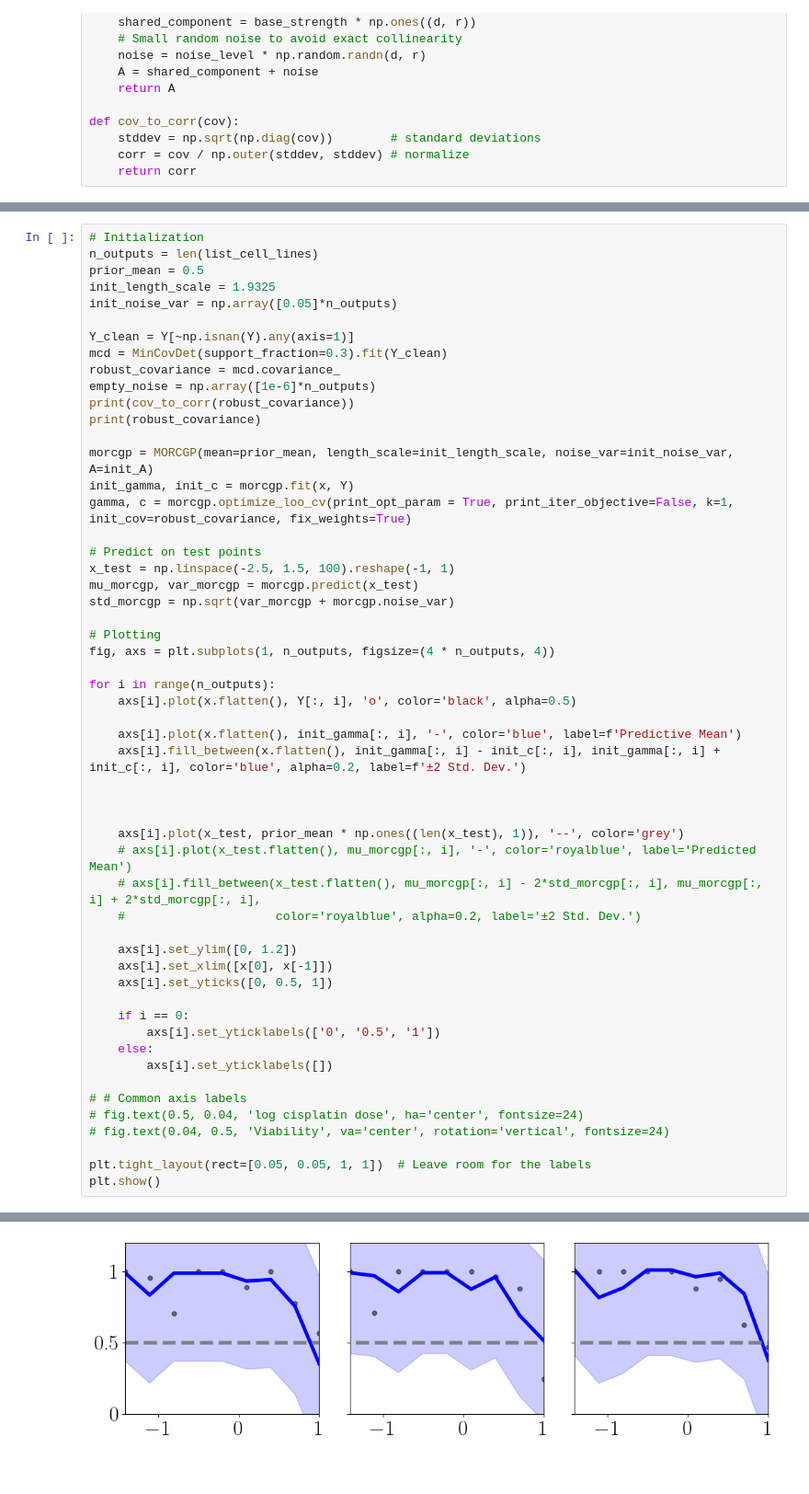
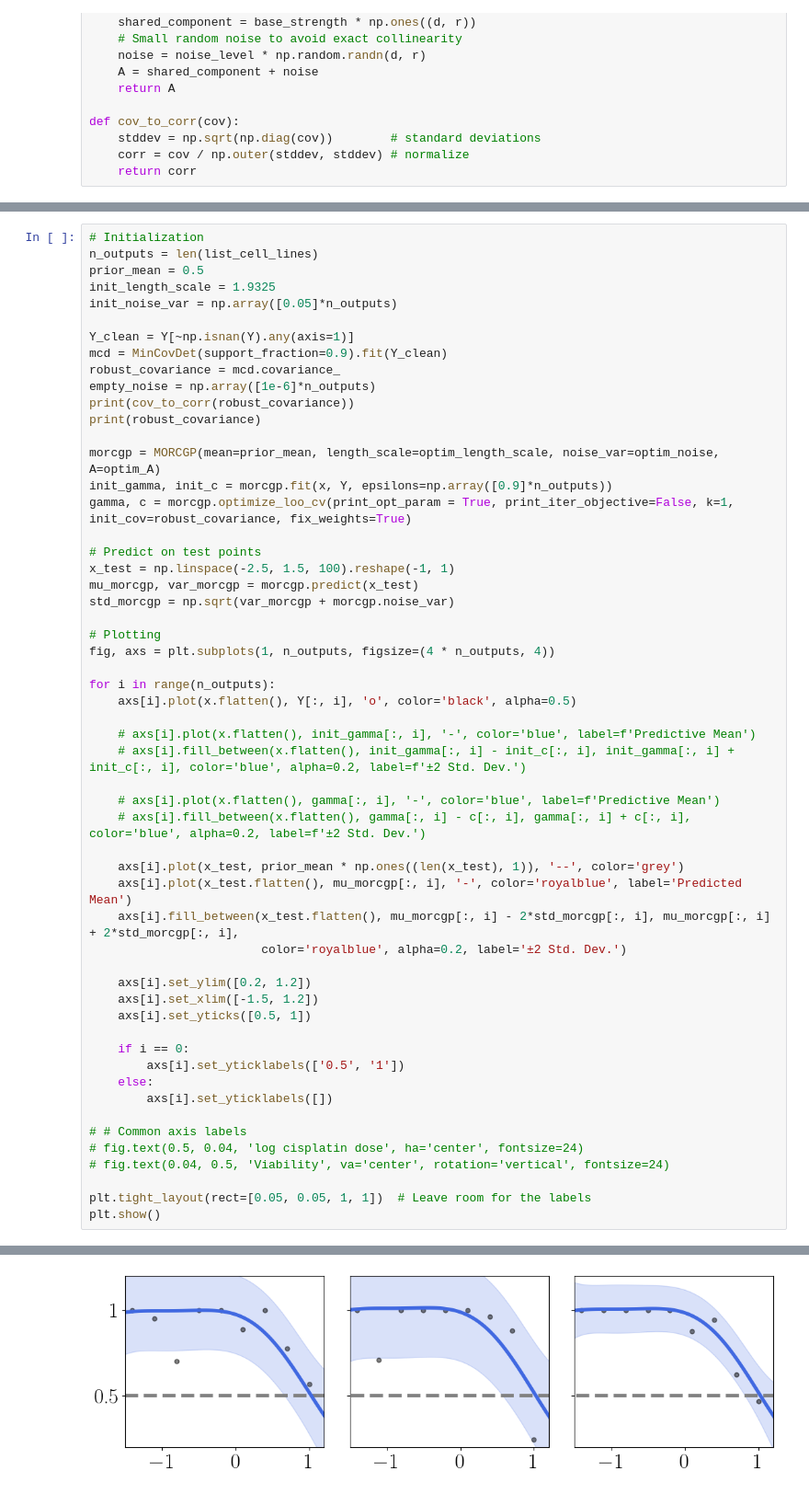
Before and after one commit to joshuarooijakkers/robust_conjugate_MOGP, a Jupyter notebook: experiments/cisplatin/cisplatin.ipynb, the cells around one changed output, grey strips where cells are left out. Shown at 92% size. Saved outputs shown, nothing was run; the diff lists cells and outputs as text.

```diff
--- a/experiments/cisplatin/cisplatin.ipynb
+++ b/experiments/cisplatin/cisplatin.ipynb
@@ -138,14 +148,14 @@ init_length_scale = 1.9325
 init_noise_var = np.array([0.05]*n_outputs)
 
 Y_clean = Y[~np.isnan(Y).any(axis=1)]
-mcd = MinCovDet(support_fraction=0.3).fit(Y_clean)
+mcd = MinCovDet(support_fraction=0.9).fit(Y_clean)
 robust_covariance = mcd.covariance_
 empty_noise = np.array([1e-6]*n_outputs)
 print(cov_to_corr(robust_covariance))
 print(robust_covariance)
 
-morcgp = MORCGP(mean=prior_mean, length_scale=init_length_scale, noise_var=init_noise_var, A=init_A)
-init_gamma, init_c = morcgp.fit(x, Y)
+morcgp = MORCGP(mean=prior_mean, length_scale=optim_length_scale, noise_var=optim_noise, A=optim_A)
+init_gamma, init_c = morcgp.fit(x, Y, epsilons=np.array([0.9]*n_outputs))
 gamma, c = morcgp.optimize_loo_cv(print_opt_param = True, print_iter_objective=False, k=1, init_cov=robust_covariance, fix_weights=True)
 
 # Predict on test points
@@ -159,22 +169,23 @@ fig, axs = plt.subplots(1, n_outputs, figsize=(4 * n_outputs, 4))
 for i in range(n_outputs):
     axs[i].plot(x.flatten(), Y[:, i], 'o', color='black', alpha=0.5)
 
-    axs[i].plot(x.flatten(), init_gamma[:, i], '-', color='blue', label=f'Predictive Mean')
-    axs[i].fill_between(x.flatten(), init_gamma[:, i] - init_c[:, i], init_gamma[:, i] + init_c[:, i], color='blue', alpha=0.2, label=f'±2 Std. Dev.')
+    # axs[i].plot(x.flatten(), init_gamma[:, i], '-', color='blue', label=f'Predictive Mean')
+    # axs[i].fill_between(x.flatten(), init_gamma[:, i] - init_c[:, i], init_gamma[:, i] + init_c[:, i], color='blue', alpha=0.2, label=f'±2 Std. Dev.')
 
-
+    # axs[i].plot(x.flatten(), gamma[:, i], '-', color='blue', label=f'Predictive Mean')
+    # axs[i].fill_between(x.flatten(), gamma[:, i] - c[:, i], gamma[:, i] + c[:, i], color='blue', alpha=0.2, label=f'±2 Std. Dev.')
 
     axs[i].plot(x_test, prior_mean * np.ones((len(x_test), 1)), '--', color='grey')
-    # axs[i].plot(x_test.flatten(), mu_morcgp[:, i], '-', color='royalblue', label='Predicted Mean')
-    # axs[i].fill_between(x_test.flatten(), mu_morcgp[:, i] - 2*std_morcgp[:, i], mu_morcgp[:, i] + 2*std_morcgp[:, i],
-    #                     color='royalblue', alpha=0.2, label='±2 Std. Dev.')
+    axs[i].plot(x_test.flatten(), mu_morcgp[:, i], '-', color='royalblue', label='Predicted Mean')
+    axs[i].fill_between(x_test.flatten(), mu_morcgp[:, i] - 2*std_morcgp[:, i], mu_morcgp[:, i] + 2*std_morcgp[:, i],
+                        color='royalblue', alpha=0.2, label='±2 Std. Dev.')
 
-    axs[i].set_ylim([0, 1.2])
-    axs[i].set_xlim([x[0], x[-1]])
-    axs[i].set_yticks([0, 0.5, 1])
+    axs[i].set_ylim([0.2, 1.2])
+    axs[i].set_xlim([-1.5, 1.2])
+    axs[i].set_yticks([0.5, 1])
 
     if i == 0:
-        axs[i].set_yticklabels(['0', '0.5', '1'])
+        axs[i].set_yticklabels(['0.5', '1'])
     else:
         axs[i].set_yticklabels([])
 
@@ -203 +214 @@ Optimized B:
-[figure, old version]
+[figure, new version]
```
Also changed, not shown: parts of 4 cells of this notebook, 1 other file.
